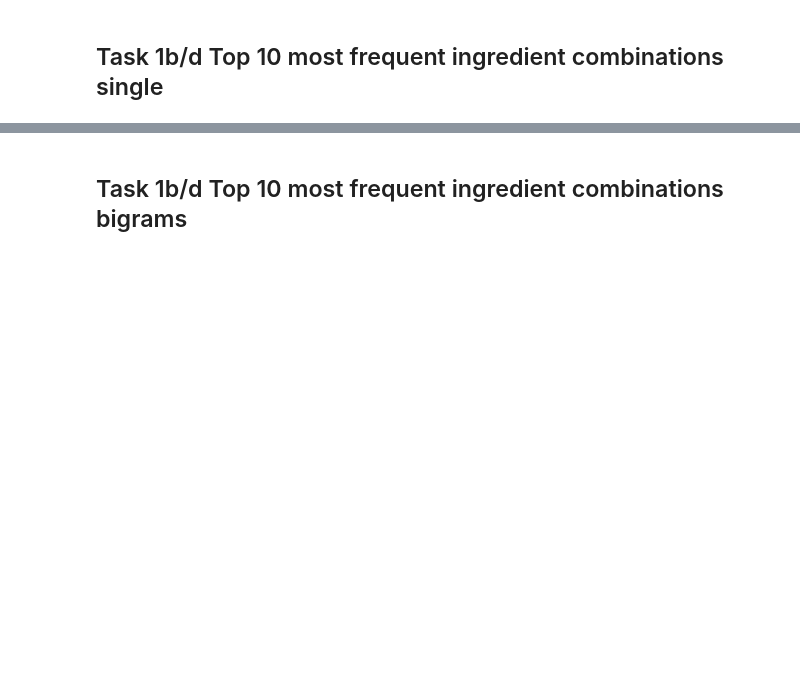
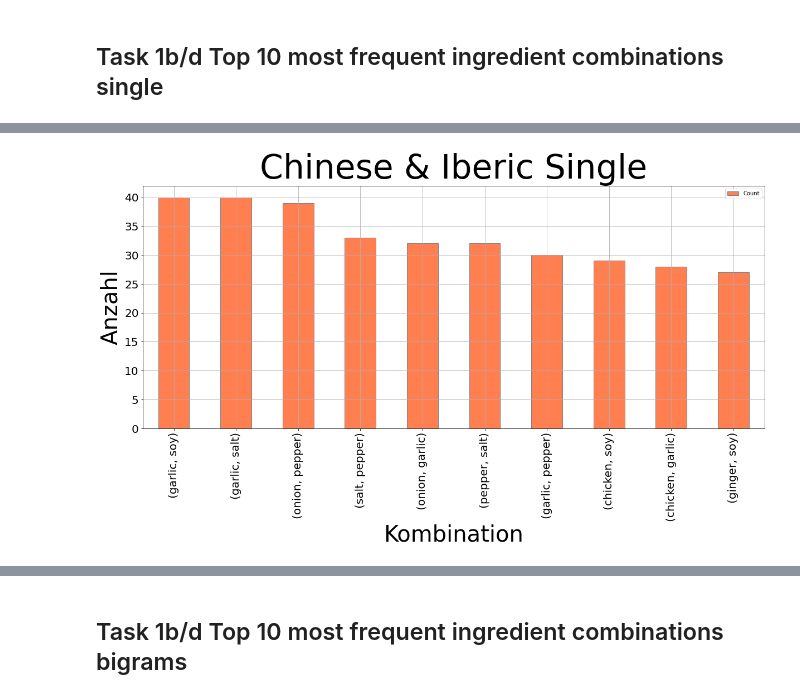
Before and after one commit to leanderpeter/Recipe-Text-Analyzer-Multi-Classification, a Jupyter notebook: Task 1/Task 1b.ipynb, the cells around one changed output, grey strips where cells are left out. Drawn from its saved outputs; the diff is of its cells as text; code cells hidden in the pictures; blank space fills up the shorter version.

```diff
--- a/Task 1/Task 1b.ipynb
+++ b/Task 1/Task 1b.ipynb
@@ -532,18 +604,20 @@ most_frequent_single_combination.head(10)
 # %%
 df3.plot.bar(x='Combination',
          y='Count',
          color=['coral'],
          fontsize=20,
          figsize=(20, 8),
          xlabel = 'xlabel',
          edgecolor = "grey",
          grid= True)
 
-plt.title('Chinese & Iberic', fontsize=60)
+plt.title('Chinese & Iberic Single', fontsize=60)
 plt.xlabel('Kombination', fontsize=40)
 plt.ylabel('Anzahl', fontsize=40)
 plt.savefig('Top10 Combination single Chinese and Iberic.png', bbox_inches = 'tight')
 plt.show()
+# %% [output]
+[figure, added]
 # %%
 df3c.plot.bar(x='CombinationChinese',
          y='CountChinese',
```
Also changed, not shown: parts of 29 cells of this notebook, 10 other files.
